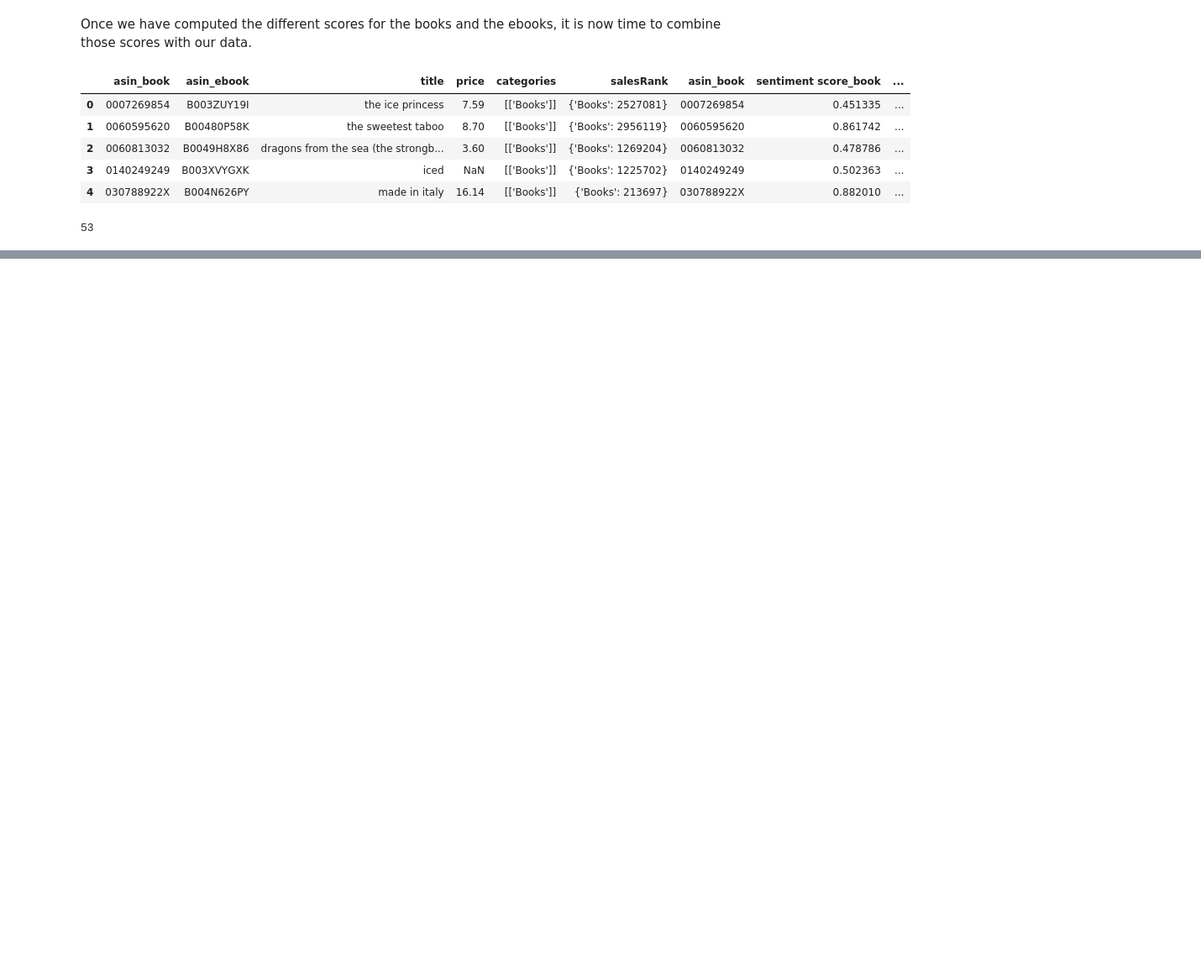
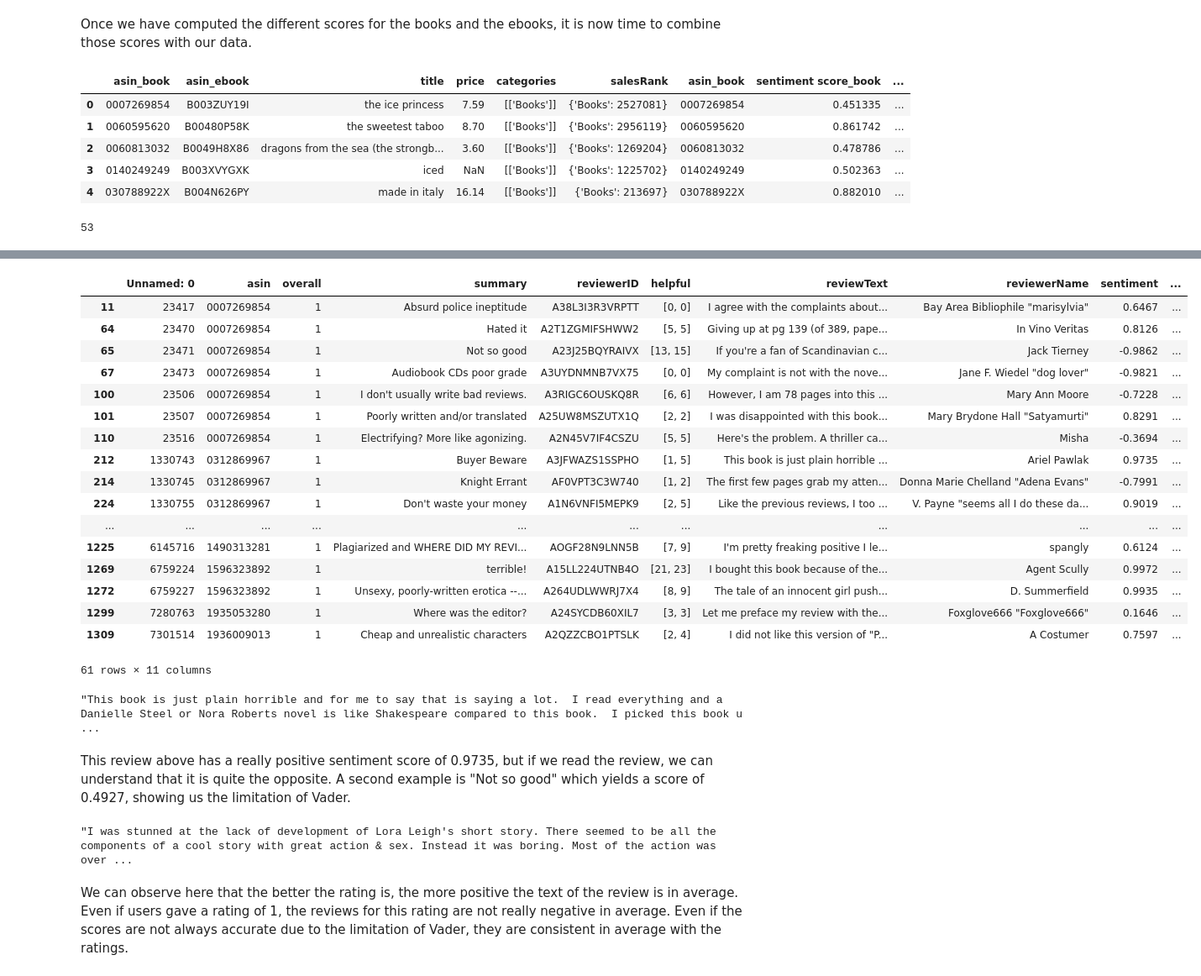
Before and after one commit to mj2905/ProjectMYP, a Jupyter notebook: project/Milestone 2.ipynb, the cells around one changed output, grey strips where cells are left out. Shown at 84% size. Cells and saved outputs as stored; diff of their text form; code cells hidden in the pictures; blank space fills up the shorter version.

```diff
--- a/project/Milestone 2.ipynb
+++ b/project/Milestone 2.ipynb
@@ -589,0 +670,6 @@ merged_with_all.shape[0]
+# %%
+reviews_books_with_sentiment = matched_books.copy()
+f_sentiment = lambda x: sid.polarity_scores(x)['compound']
+reviews_books_with_sentiment['sentiment'] = matched_books['reviewText'].apply(f_sentiment)
+reviews_books_with_sentiment['sentiment_summary'] = matched_books['summary'].apply(f_sentiment)
+reviews_books_with_sentiment['average'] = (reviews_books_with_sentiment['sentiment'] + reviews_books_with_sentiment['sentiment_summary'])*0.5
@@ -589,0 +686,33 @@ merged_with_all.shape[0]
+# %%
+reviews_books_with_sentiment[reviews_books_with_sentiment['overall'] == 1]
+# %% [output]
+|  | Unnamed: 0 | asin | overall | summary | reviewerID | helpful | reviewText | reviewerName | sentiment | ... |
+| 11 | 23417 | 0007269854 | 1 | Absurd police ineptitude | A38L3I3R3VRPTT | [0, 0] | I agree with the complaints about... | Bay Area Bibliophile "marisylvia" | 0.6467 | ... |
+| 64 | 23470 | 0007269854 | 1 | Hated it | A2T1ZGMIFSHWW2 | [5, 5] | Giving up at pg 139 (of 389, pape... | In Vino Veritas | 0.8126 | ... |
+| 65 | 23471 | 0007269854 | 1 | Not so good | A23J25BQYRAIVX | [13, 15] | If you're a fan of Scandinavian c... | Jack Tierney | -0.9862 | ... |
+| 67 | 23473 | 0007269854 | 1 | Audiobook CDs poor grade | A3UYDNMNB7VX75 | [0, 0] | My complaint is not with the nove... | Jane F. Wiedel "dog lover" | -0.9821 | ... |
+| 100 | 23506 | 0007269854 | 1 | I don't usually write bad reviews. | A3RIGC6OUSKQ8R | [6, 6] | However, I am 78 pages into this ... | Mary Ann Moore | -0.7228 | ... |
+| 101 | 23507 | 0007269854 | 1 | Poorly written and/or translated | A25UW8MSZUTX1Q | [2, 2] | I was disappointed with this book... | Mary Brydone Hall "Satyamurti" | 0.8291 | ... |
+| 110 | 23516 | 0007269854 | 1 | Electrifying? More like agonizing. | A2N45V7IF4CSZU | [5, 5] | Here's the problem. A thriller ca... | Misha | -0.3694 | ... |
+| 212 | 1330743 | 0312869967 | 1 | Buyer Beware | A3JFWAZS1SSPHO | [1, 5] | This book is just plain horrible ... | Ariel Pawlak | 0.9735 | ... |
+| 214 | 1330745 | 0312869967 | 1 | Knight Errant | AF0VPT3C3W740 | [1, 2] | The first few pages grab my atten... | Donna Marie Chelland "Adena Evans" | -0.7991 | ... |
+| 224 | 1330755 | 0312869967 | 1 | Don't waste your money | A1N6VNFI5MEPK9 | [2, 5] | Like the previous reviews, I too ... | V. Payne "seems all I do these da... | 0.9019 | ... |
+| ... | ... | ... | ... | ... | ... | ... | ... | ... | ... | ... |
+| 1225 | 6145716 | 1490313281 | 1 | Plagiarized and WHERE DID MY REVI... | AOGF28N9LNN5B | [7, 9] | I'm pretty freaking positive I le... | spangly | 0.6124 | ... |
+| 1269 | 6759224 | 1596323892 | 1 | terrible! | A15LL224UTNB4O | [21, 23] | I bought this book because of the... | Agent Scully | 0.9972 | ... |
+| 1272 | 6759227 | 1596323892 | 1 | Unsexy, poorly-written erotica --... | A264UDLWWRJ7X4 | [8, 9] | The tale of an innocent girl push... | D. Summerfield | 0.9935 | ... |
+| 1299 | 7280763 | 1935053280 | 1 | Where was the editor? | A24SYCDB60XIL7 | [3, 3] | Let me preface my review with the... | Foxglove666 "Foxglove666" | 0.1646 | ... |
+| 1309 | 7301514 | 1936009013 | 1 | Cheap and unrealistic characters | A2QZZCBO1PTSLK | [2, 4] | I did not like this version of "P... | A Costumer | 0.7597 | ... |
+61 rows × 11 columns
+# %%
+reviews_books_with_sentiment.iloc[212]['reviewText']
+# %% [output]
+"This book is just plain horrible and for me to say that is saying a lot.  I read everything and a Danielle Steel or Nora Roberts novel is like Shakespeare compared to this book.  I picked this book u ...
+# %% [markdown]
+This review above has a really positive sentiment score of 0.9735, but if we read the review, we can understand that it is quite the opposite. A second example is "Not so good" which yields a score of 0.4927, showing us the limitation of Vader.
+# %%
+reviews_books_with_sentiment.iloc[276]['reviewText']
+# %% [output]
+"I was stunned at the lack of development of Lora Leigh's short story. There seemed to be all the components of a cool story with great action & sex. Instead it was boring. Most of the action was over ...
+# %% [markdown]
+We can observe here that the better the rating is, the more positive the text of the review is in average. Even if users gave a rating of 1, the reviews for this rating are not really negative in average. Even if the scores are not always accurate due to the limitation of Vader, they are consistent in average with the ratings.
```
Also changed, not shown: parts of 21 cells of this notebook.
